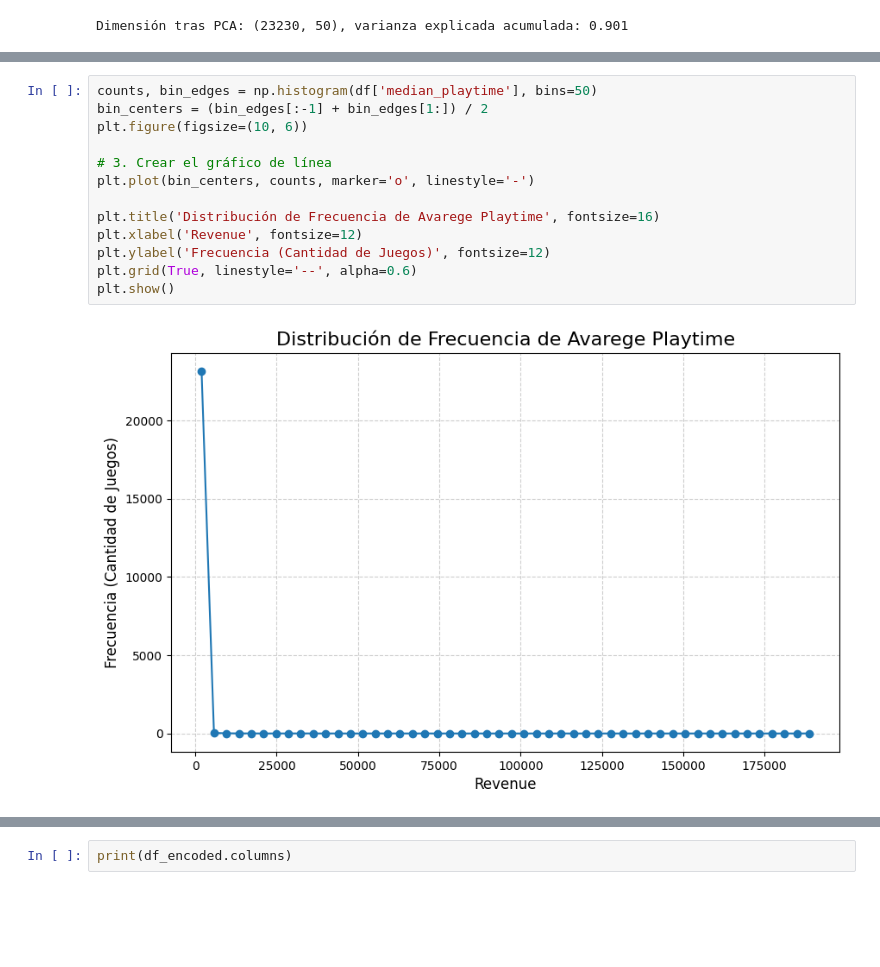
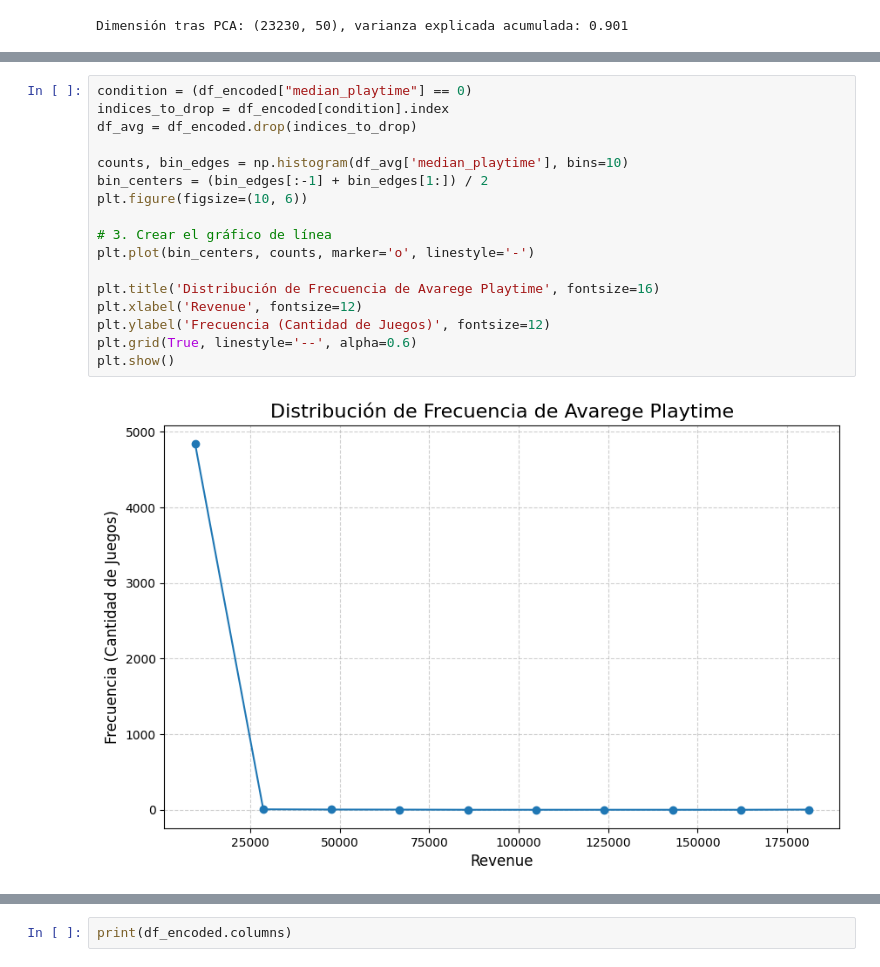
Before and after one commit to Checho-ramirijaz2014/proyecto_min, a Jupyter notebook: data_handler.ipynb, the cells around one changed output, grey strips where cells are left out. Saved outputs shown, nothing was run; the diff lists cells and outputs as text; blank space fills up the shorter version.

```diff
--- a/data_handler.ipynb
+++ b/data_handler.ipynb
@@ -238,16 +240,20 @@ plt.show()
 # %%
-counts, bin_edges = np.histogram(df['median_playtime'], bins=50)
+condition = (df_encoded["median_playtime"] == 0)
+indices_to_drop = df_encoded[condition].index
+df_avg = df_encoded.drop(indices_to_drop)
+
+counts, bin_edges = np.histogram(df_avg['median_playtime'], bins=10)
 bin_centers = (bin_edges[:-1] + bin_edges[1:]) / 2
 plt.figure(figsize=(10, 6))
 
 # 3. Crear el gráfico de línea
 plt.plot(bin_centers, counts, marker='o', linestyle='-')
 
 plt.title('Distribución de Frecuencia de Avarege Playtime', fontsize=16)
 plt.xlabel('Revenue', fontsize=12)
 plt.ylabel('Frecuencia (Cantidad de Juegos)', fontsize=12)
 plt.grid(True, linestyle='--', alpha=0.6)
 plt.show()
 # %% [output]
-[figure, old version]
+[figure, new version]
 # %%
```
Also changed, not shown: parts of 9 cells of this notebook.
